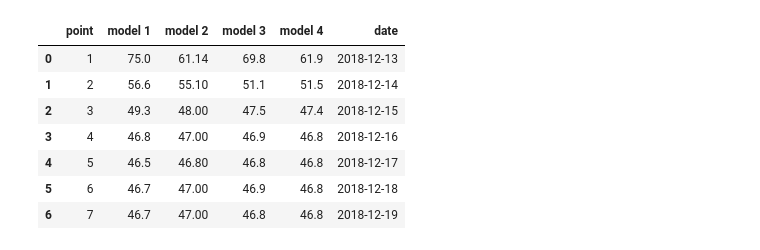
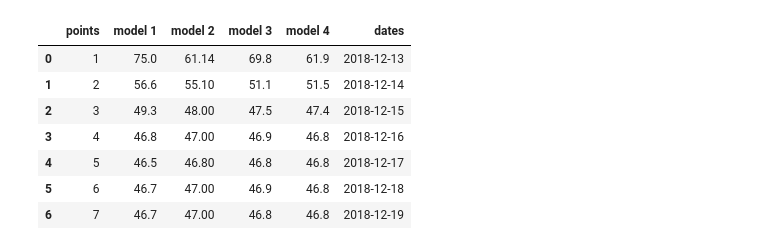
Before and after one commit to berlogabob/drying_PLA, a Jupyter notebook: main.ipynb, the cells around one changed output. Saved outputs shown, nothing was run; the diff lists cells and outputs as text; code cells hidden in the pictures.

```diff
--- a/main.ipynb
+++ b/main.ipynb
@@ -9,12 +8,14 @@ read_data=pd.read_csv("data.csv",sep=',')
-# %%
-read_data
-# %% [output]
-|  | point | model 1 | model 2 | model 3 | model 4 | date |
-| 0 | 1 | 75.0 | 61.14 | 69.8 | 61.9 | 2018-12-13 |
-| 1 | 2 | 56.6 | 55.10 | 51.1 | 51.5 | 2018-12-14 |
-| 2 | 3 | 49.3 | 48.00 | 47.5 | 47.4 | 2018-12-15 |
-| 3 | 4 | 46.8 | 47.00 | 46.9 | 46.8 | 2018-12-16 |
-| 4 | 5 | 46.5 | 46.80 | 46.8 | 46.8 | 2018-12-17 |
-| 5 | 6 | 46.7 | 47.00 | 46.9 | 46.8 | 2018-12-18 |
-| 6 | 7 | 46.7 | 47.00 | 46.8 | 46.8 | 2018-12-19 |
+# %%
+df=pd.read_csv("data.csv",sep=',', skiprows=1, header=None, names=['points', 'model 1','model 2', 'model 3', 'model 4', 'dates'] )
+# %%
+df
+# %% [output]
+|  | points | model 1 | model 2 | model 3 | model 4 | dates |
+| 0 | 1 | 75.0 | 61.14 | 69.8 | 61.9 | 2018-12-13 |
+| 1 | 2 | 56.6 | 55.10 | 51.1 | 51.5 | 2018-12-14 |
+| 2 | 3 | 49.3 | 48.00 | 47.5 | 47.4 | 2018-12-15 |
+| 3 | 4 | 46.8 | 47.00 | 46.9 | 46.8 | 2018-12-16 |
+| 4 | 5 | 46.5 | 46.80 | 46.8 | 46.8 | 2018-12-17 |
+| 5 | 6 | 46.7 | 47.00 | 46.9 | 46.8 | 2018-12-18 |
+| 6 | 7 | 46.7 | 47.00 | 46.8 | 46.8 | 2018-12-19 |
 # %%
```
Also changed, not shown: parts of 12 cells of this notebook, 2 other files.
